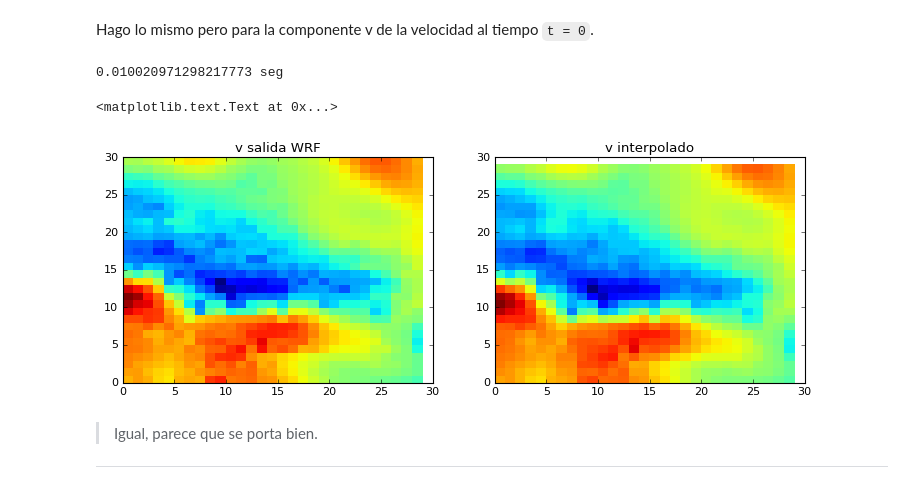
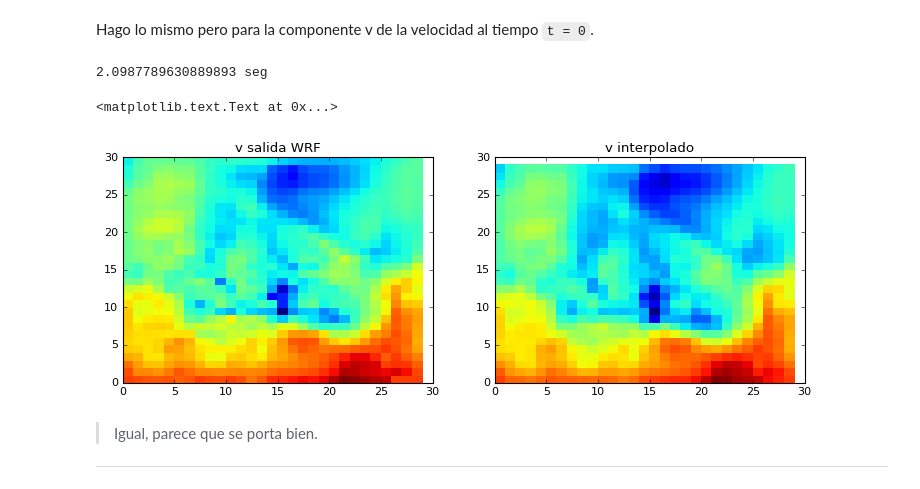
Before and after one commit to cpierard/capa_limite_WRF, a Jupyter notebook: Calculo_Richardson.ipynb, the cells around one changed output. Saved outputs shown, nothing was run; the diff lists cells and outputs as text; code cells hidden in the pictures.

Commit message:
Hago que las funciones interpolen los datos de las variables para todos los tiempos.

```diff
--- a/Calculo_Richardson.ipynb
+++ b/Calculo_Richardson.ipynb
@@ -87,7 +87,7 @@ Función que interpola las velocidades `u` y `v` al centro de la malla, donde es
 
     `XLON`, `XLAT`, `XLONG_U`, `XLAT_U`...  van con su dimensión temporal.
     `U` no va con su dimensión temporal, sólo las dimensiones espaciales correspondientes a un tiempo.
-    `uu` define si se trata de velocidad zonal o meridional, es decir si se está interpolando 'u', u = True.
+    `uu` define si se trata de velocidad zonal o meridional, es decir si se está interpolando 'u', uu = True.
     `Kind`, tipo de interpolación. Por default es linear.
 
     ej:
@@ -104,19 +104,20 @@ def interpolate_velocity(XLONG, XLAT, XLONG_U, XLAT_U, U, uu = True, Kind = 'lin
     y_new = XLAT[0, :, 1]
 
     if uu == True:
-        u_shape = (U.shape[0], U.shape[1], U.shape[2]-1)
+        u_shape = (U.shape[0], U.shape[1], U.shape[2], U.shape[3]-1)
 
     else:
-        u_shape = (U.shape[0], U.shape[1] - 1, U.shape[2])
+        u_shape = (U.shape[0], U.shape[1] ,U.shape[2] - 1, U.shape[3])
 
 
     U_out = np.zeros(u_shape, dtype='float32')
     #U_out = np.zeros(u_shape, dtype='float32')
 
-    for h in range(0, U.shape[0]):
+    for t in range(0, U.shape[0]):
+        for h in range(0, U.shape[1]):
 
-        f = interpolate.interp2d(x_old, y_old, U[h, :, :], kind = Kind)
-        U_out[h, :, :] = f(x_new, y_new)
+            f = interpolate.interp2d(x_old, y_old, U[t, h, :, :], kind = Kind)
+            U_out[t, h, :, :] = f(x_new, y_new)
 
     return U_out
 # %% [markdown]
@@ -149,35 +163,35 @@ plt.title('u interpolado')
 # %% [markdown]
 Hago lo mismo pero para la componente v de la velocidad al tiempo `t = 0`.
 # %%
-v_interpol = interpolate_velocity(xlong, xlat, xlong_v, xlat_v, v[0,:,:,:], uu = False)
+v_interpol = interpolate_velocity(xlong, xlat, xlong_v, xlat_v, v, uu = False)
 # %%
 start = time.time()
 
-interpolate_velocity(xlong, xlat, xlong_v, xlat_v, v[0,:,:,:], uu = False)
+interpolate_velocity(xlong, xlat, xlong_v, xlat_v, v, uu = False)
 
 end = time.time()
 print(end - start, 'seg')
 # %% [output]
-0.010020971298217773 seg
+2.0987789630889893 seg
 # %%
-h = 0 # altura o número de capa
-
+h = 30 # altura o número de capa
+t = 13
 fig = plt.figure(figsize=(11,8))
 ax1 = fig.add_subplot(221)
-ax1.pcolor(v[0, h, :, :])
+ax1.pcolor(v[t, h, :, :])
 #Cs = plt.contour(relieve[1, :, :], colors= 'k')
 #plt.clabel(Cs, fontsize = 8)
 plt.title("v salida WRF")
 
 
 ax2 = fig.add_subplot(222)
-ax2.pcolor(v_interpol[h, :, :])
+ax2.pcolor(v_interpol[t, h, :, :])
 #Cs = plt.contour(relieve[1, :, :], colors= 'k')
 #plt.clabel(Cs, fontsize = 8)
 plt.title('v interpolado')
 # %% [output]
 <matplotlib.text.Text at 0x...>
-[figure, old version]
+[figure, new version]
 # %% [markdown]
 > Igual, parece que se porta bien.
 
```
Also changed, not shown: parts of 21 cells of this notebook.
